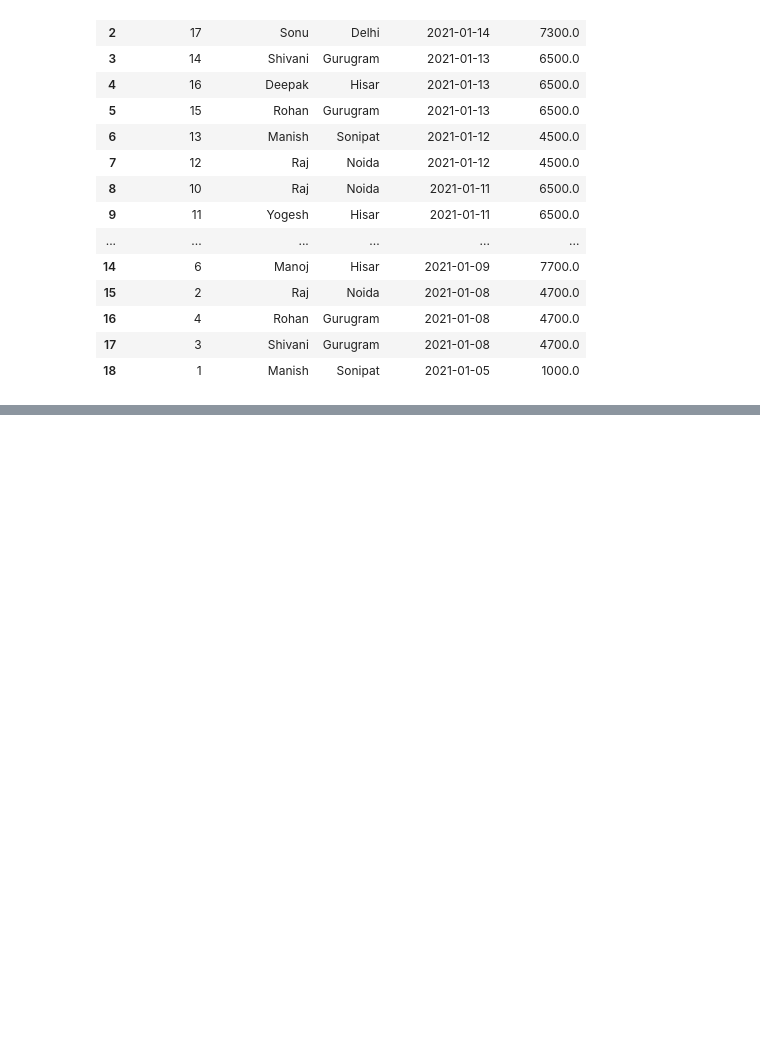
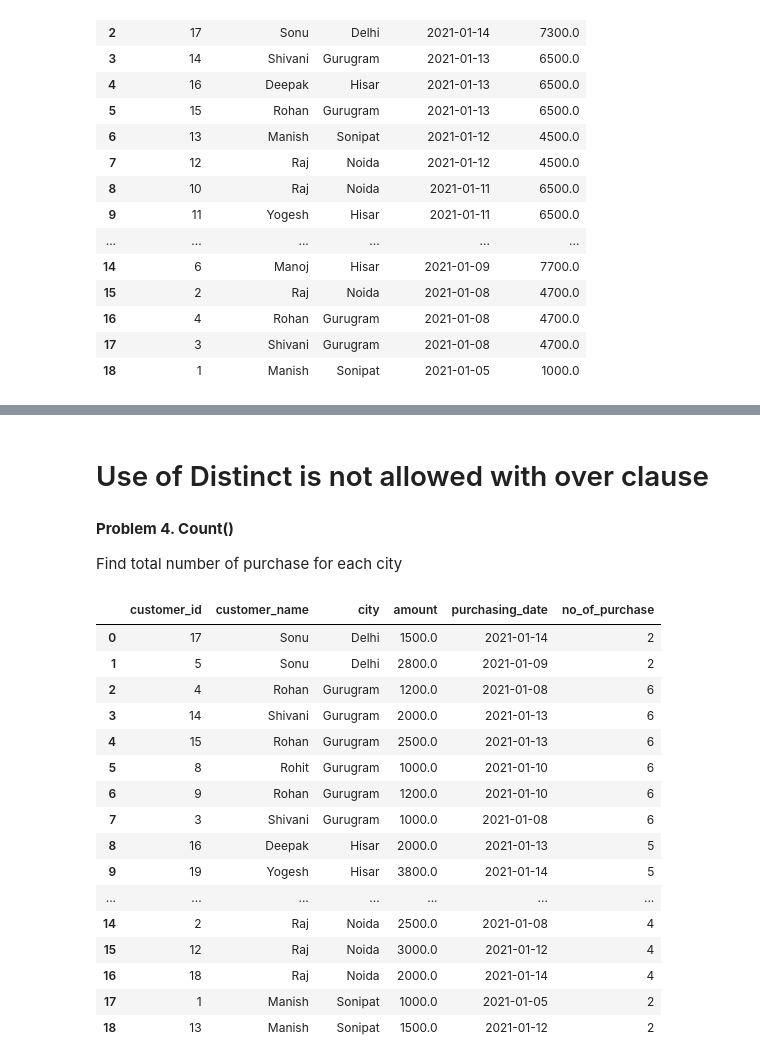
Before and after one commit to GurmitSeera/SQL-Exercises, a Jupyter notebook: Window_Functions.ipynb, the cells around one changed output, grey strips where cells are left out. Drawn from its saved outputs; the diff is of its cells as text; code cells hidden in the pictures; blank space fills up the shorter version.

```diff
--- a/Window_Functions.ipynb
+++ b/Window_Functions.ipynb
@@ -121,0 +214,30 @@ pd.read_sql_query(sql_query1,connection)
+# %% [markdown]
+# Use of Distinct is not allowed with over clause
+# %% [markdown]
+**Problem 4. Count()**
+
+Find total number of purchase for each city
+# %%
+Sql_query5 = """ Select customer_id, customer_name, city, amount, purchasing_date,
+                 count(customer_id) over(partition by city) as no_of_purchase
+                 from purchase;
+"""
+pd.read_sql_query(Sql_query5,connection)
+# %% [output]
+|  | customer_id | customer_name | city | amount | purchasing_date | no_of_purchase |
+| 0 | 17 | Sonu | Delhi | 1500.0 | 2021-01-14 | 2 |
+| 1 | 5 | Sonu | Delhi | 2800.0 | 2021-01-09 | 2 |
+| 2 | 4 | Rohan | Gurugram | 1200.0 | 2021-01-08 | 6 |
+| 3 | 14 | Shivani | Gurugram | 2000.0 | 2021-01-13 | 6 |
+| 4 | 15 | Rohan | Gurugram | 2500.0 | 2021-01-13 | 6 |
+| 5 | 8 | Rohit | Gurugram | 1000.0 | 2021-01-10 | 6 |
+| 6 | 9 | Rohan | Gurugram | 1200.0 | 2021-01-10 | 6 |
+| 7 | 3 | Shivani | Gurugram | 1000.0 | 2021-01-08 | 6 |
+| 8 | 16 | Deepak | Hisar | 2000.0 | 2021-01-13 | 5 |
+| 9 | 19 | Yogesh | Hisar | 3800.0 | 2021-01-14 | 5 |
+| ... | ... | ... | ... | ... | ... | ... |
+| 14 | 2 | Raj | Noida | 2500.0 | 2021-01-08 | 4 |
+| 15 | 12 | Raj | Noida | 3000.0 | 2021-01-12 | 4 |
+| 16 | 18 | Raj | Noida | 2000.0 | 2021-01-14 | 4 |
+| 17 | 1 | Manish | Sonipat | 1000.0 | 2021-01-05 | 2 |
+| 18 | 13 | Manish | Sonipat | 1500.0 | 2021-01-12 | 2 |
```
Also changed, not shown: parts of 9 cells of this notebook.
